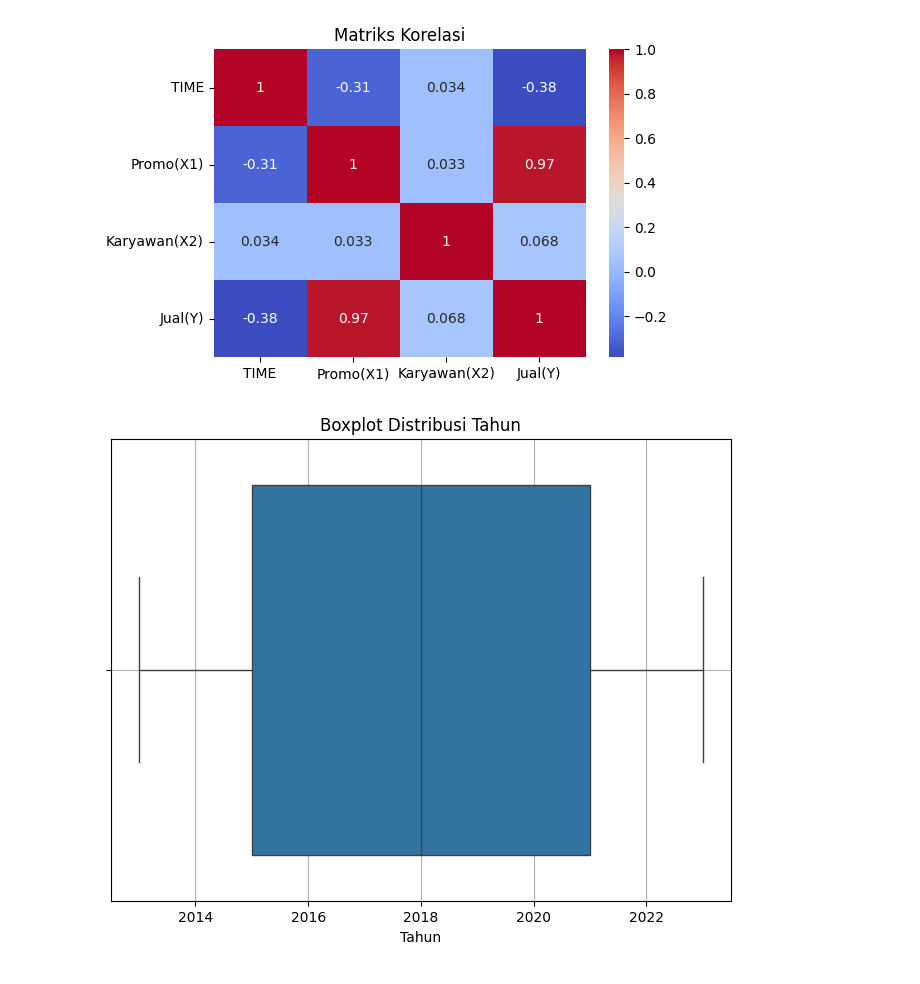
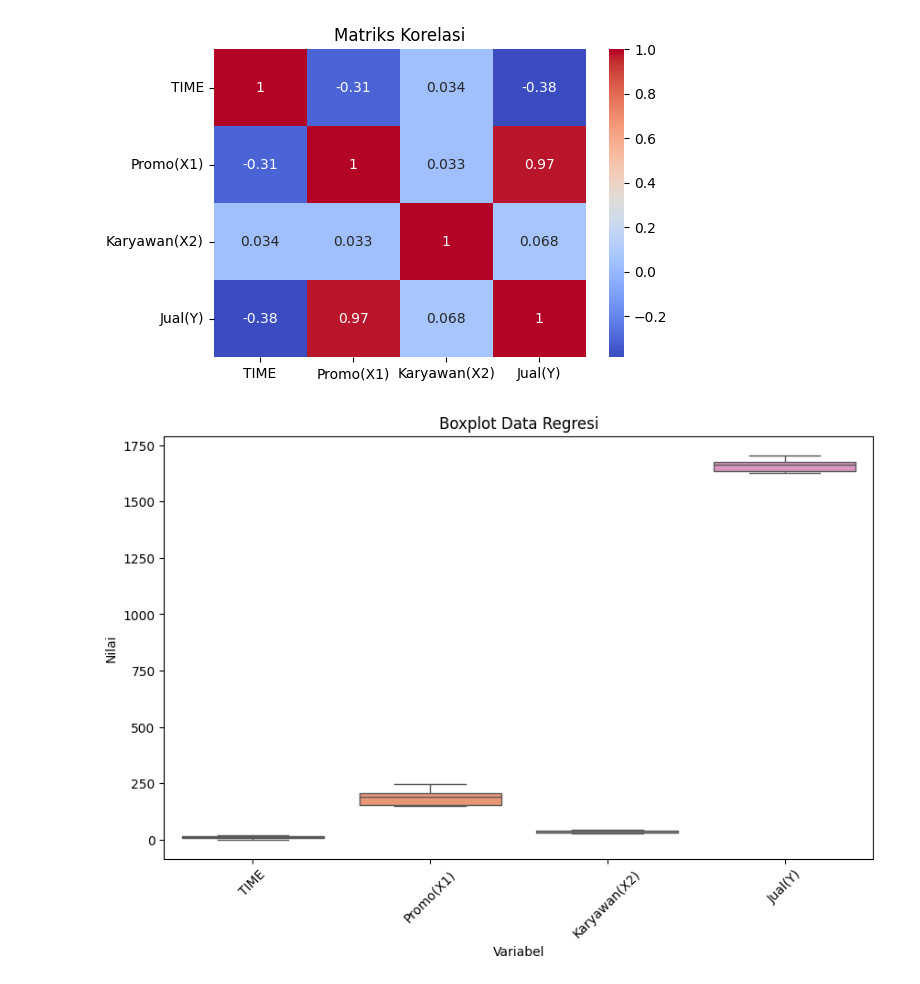
Before and after one commit to NurHasira/Visualisasi-dataset, a Jupyter notebook: perbandingan.ipynb, the cells around one changed output. Drawn from its saved outputs; the diff is of its cells as text; code cells hidden in the pictures.

```diff
--- a/perbandingan.ipynb
+++ b/perbandingan.ipynb
@@ -208,23 +219,21 @@ plt.title('Matriks Korelasi')
 plt.show()
 # %% [output]
 [figure]
-# %%
-import pandas as pd
-import seaborn as sns
-import matplotlib.pyplot as plt
-
-# Buat data Tahun
-data = {
-    'Tahun': [2013, 2015, 2018, 2021, 2023] * 22  # total 110 data
-}
-df_tahun = pd.DataFrame(data)
-
-# Visualisasi boxplot
-plt.figure(figsize=(8, 6))
-sns.boxplot(x=df_tahun['Tahun'])
-plt.title("Boxplot Distribusi Tahun")
-plt.xlabel("Tahun")
-plt.grid(True)
-plt.show()
-# %% [output]
-[figure, removed]
+# %%
+import pandas as pd
+import matplotlib.pyplot as plt
+import seaborn as sns
+
+# Load data
+df2 = pd.read_csv("https://raw.githubusercontent.com/Alam-A99/Case-Study/refs/heads/main/Data_Regresi.csv")
+
+# --- Boxplot untuk semua kolom numerik ---
+plt.figure(figsize=(10,6))
+sns.boxplot(data=df2, orient="v", palette="Set2")
+plt.title("Boxplot Data Regresi")
+plt.xlabel("Variabel")
+plt.ylabel("Nilai")
+plt.xticks(rotation=45)
+plt.show()
+# %% [output]
+[figure, added]
```
Also changed, not shown: parts of 1 cell of this notebook, 2 other files.
